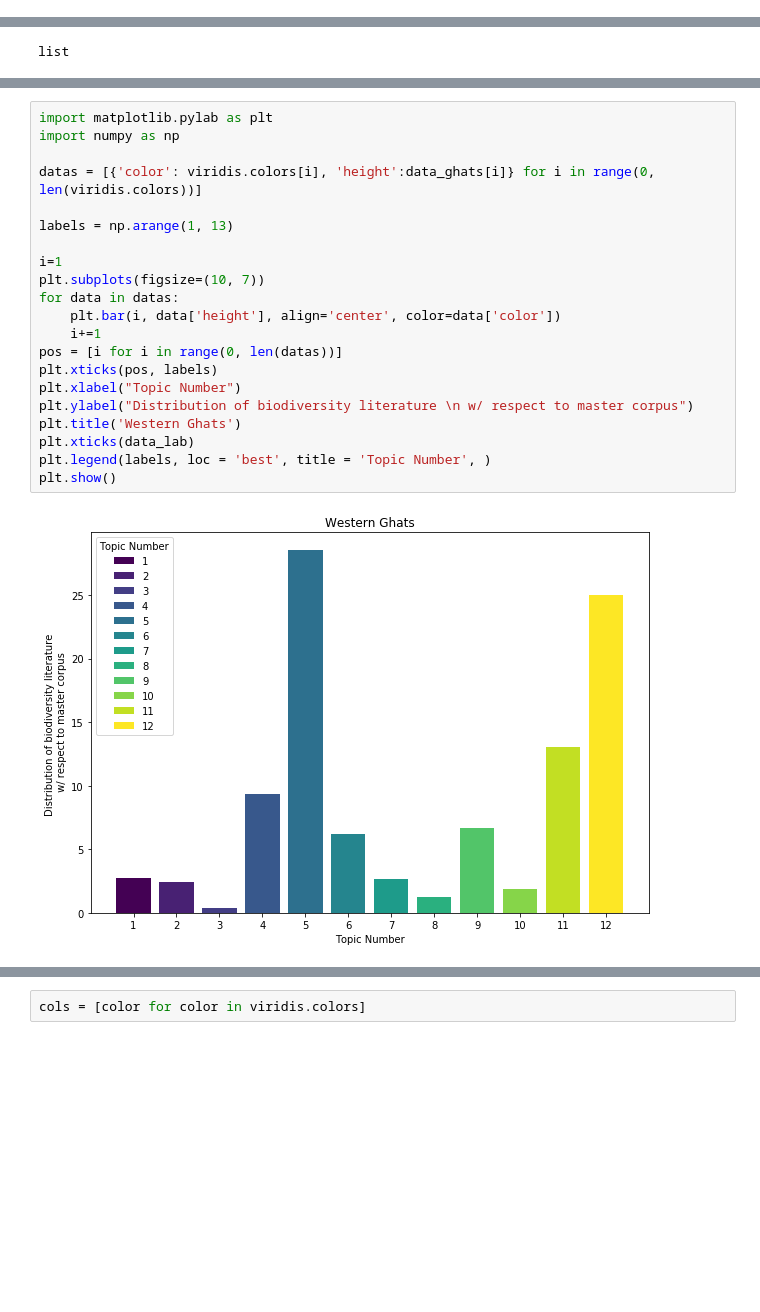
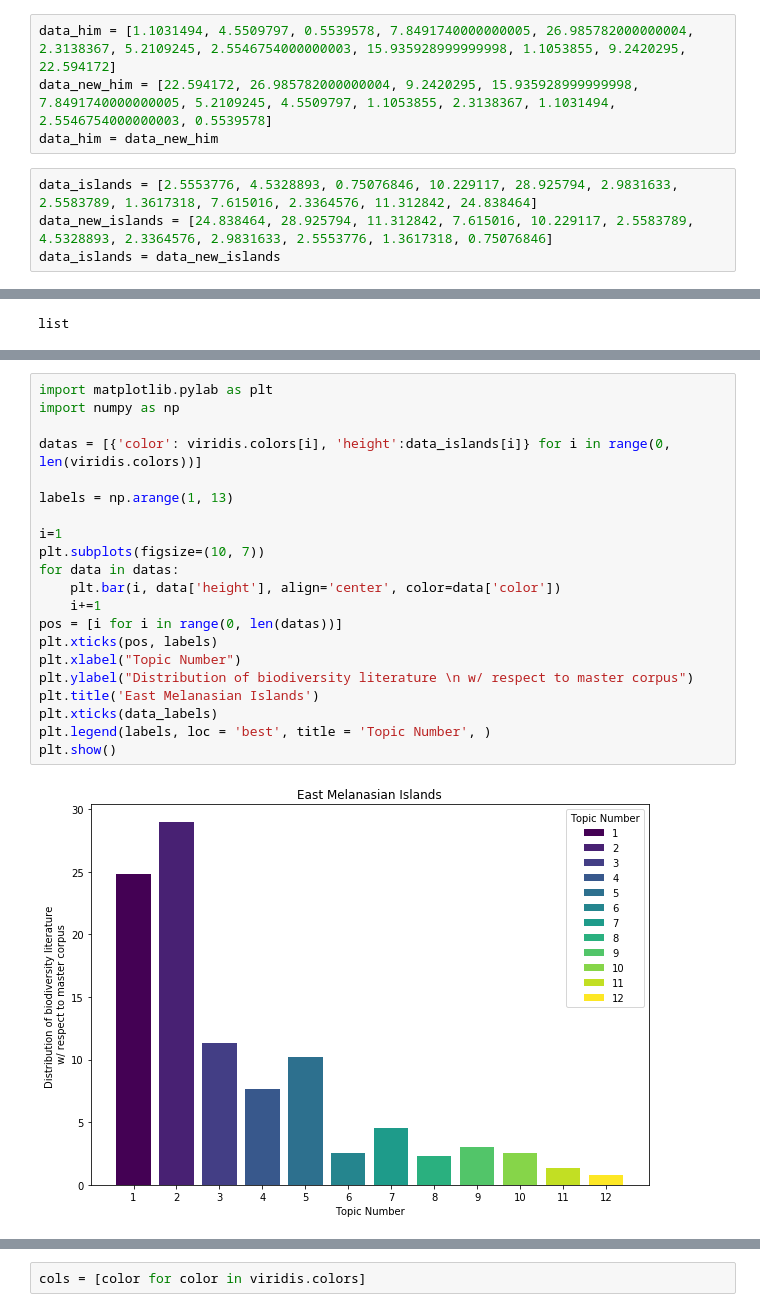
Before and after one commit to SarthakJShetty/Bias, a Jupyter notebook: notebooks/TESTING_NLP_Engine_12_Corpus_EXPERIMENTAL_CONTEXT_VISUALIZATION.ipynb, the cells around one changed output, grey strips where cells are left out. Cells and saved outputs as stored; diff of their text form; blank space fills up the shorter version.

```diff
--- a/notebooks/TESTING_NLP_Engine_12_Corpus_EXPERIMENTAL_CONTEXT_VISUALIZATION.ipynb
+++ b/notebooks/TESTING_NLP_Engine_12_Corpus_EXPERIMENTAL_CONTEXT_VISUALIZATION.ipynb
@@ -416,0 +437,8 @@ data_forests = [1.6686656000000002, 1.6686792999999998, 1.6686656000000002, 38.7
+# %%
+data_him = [1.1031494, 4.5509797, 0.5539578, 7.8491740000000005, 26.985782000000004, 2.3138367, 5.2109245, 2.5546754000000003, 15.935928999999998, 1.1053855, 9.2420295, 22.594172]
+data_new_him = [22.594172, 26.985782000000004, 9.2420295, 15.935928999999998, 7.8491740000000005, 5.2109245, 4.5509797, 1.1053855, 2.3138367, 1.1031494, 2.5546754000000003, 0.5539578]
+data_him = data_new_him
+# %%
+data_islands = [2.5553776, 4.5328893, 0.75076846, 10.229117, 28.925794, 2.9831633, 2.5583789, 1.3617318, 7.615016, 2.3364576, 11.312842, 24.838464]
+data_new_islands = [24.838464, 28.925794, 11.312842, 7.615016, 10.229117, 2.5583789, 4.5328893, 2.3364576, 2.9831633, 2.5553776, 1.3617318, 0.75076846]
+data_islands = data_new_islands
@@ -491,23 +566,23 @@ plt.show()
 # %%
 import matplotlib.pylab as plt
 import numpy as np
 
-datas = [{'color': viridis.colors[i], 'height':data_ghats[i]} for i in range(0, len(viridis.colors))]
+datas = [{'color': viridis.colors[i], 'height':data_islands[i]} for i in range(0, len(viridis.colors))]
 
 labels = np.arange(1, 13)
 
 i=1
 plt.subplots(figsize=(10, 7))
 for data in datas:
     plt.bar(i, data['height'], align='center', color=data['color'])
     i+=1
 pos = [i for i in range(0, len(datas))]
 plt.xticks(pos, labels)
 plt.xlabel("Topic Number")
 plt.ylabel("Distribution of biodiversity literature \n w/ respect to master corpus")
-plt.title('Western Ghats')
-plt.xticks(data_lab)
+plt.title('East Melanasian Islands')
+plt.xticks(data_labels)
 plt.legend(labels, loc = 'best', title = 'Topic Number', )
 plt.show()
 # %% [output]
-[figure, old version]
+[figure, new version]
```
Also changed, not shown: parts of 17 cells of this notebook.
